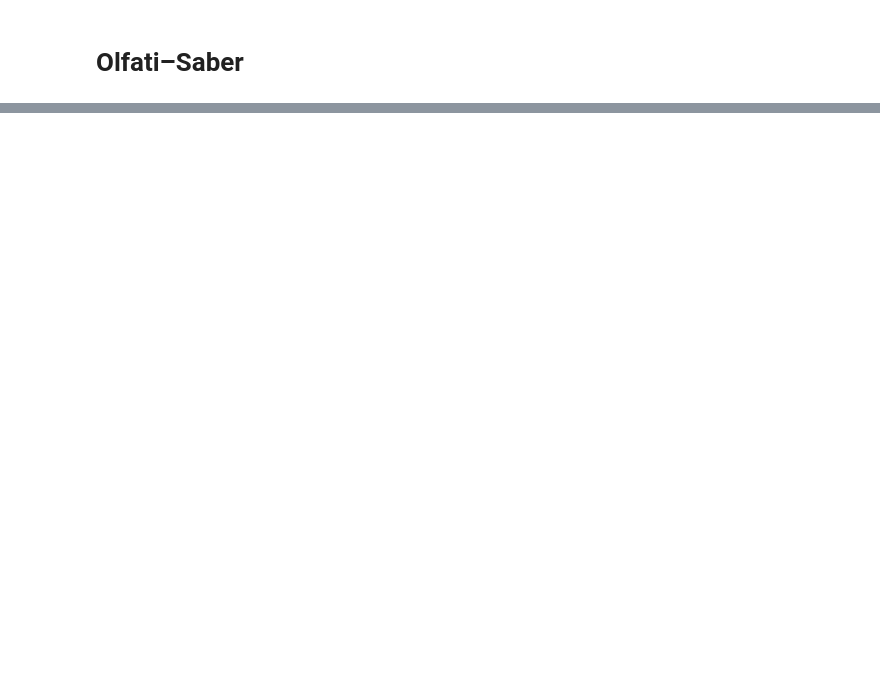
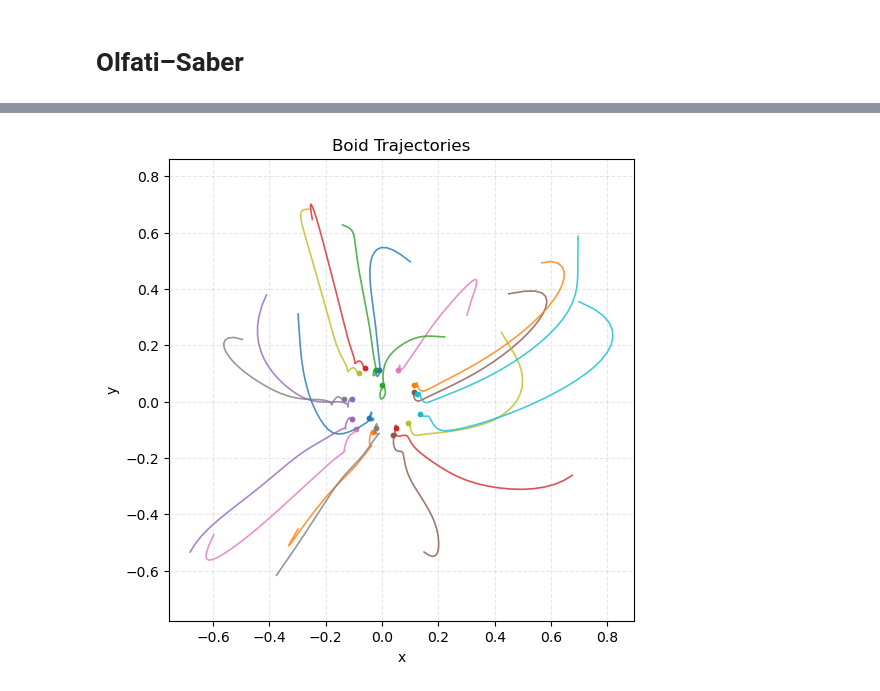
Before and after one commit to valentine-alia/MAE-6870, a Jupyter notebook: hw3/hw3_code_2.ipynb, the cells around one changed output, grey strips where cells are left out. Cells and saved outputs as stored; diff of their text form; code cells hidden in the pictures; blank space fills up the shorter version.

```diff
--- a/hw3/hw3_code_2.ipynb
+++ b/hw3/hw3_code_2.ipynb
@@ -235,0 +295,15 @@ plt.plot(x,[bump(a) for a in x])
+# %%
+N = 20
+epsilon = 0.1
+R = 0.3
+d = 0.1
+h = 0.3
+
+# integrate
+tspan = (0, 15)
+t_eval = np.arange(tspan[0], tspan[1], 0.1)
+o20_sol_s = solve_ivp(f_static, tspan, x20.flatten(), t_eval=t_eval)
+
+plot_boid_trajectories(o20_sol_s,N)
+# %% [output]
+[figure, added]
```
Also changed, not shown: parts of 20 cells of this notebook.
